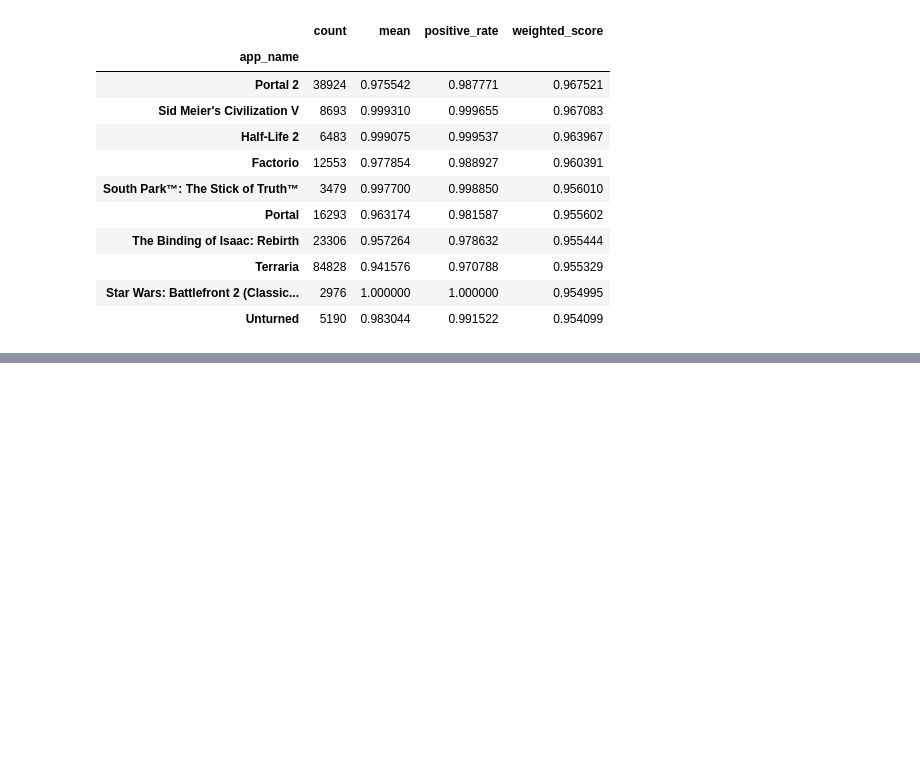
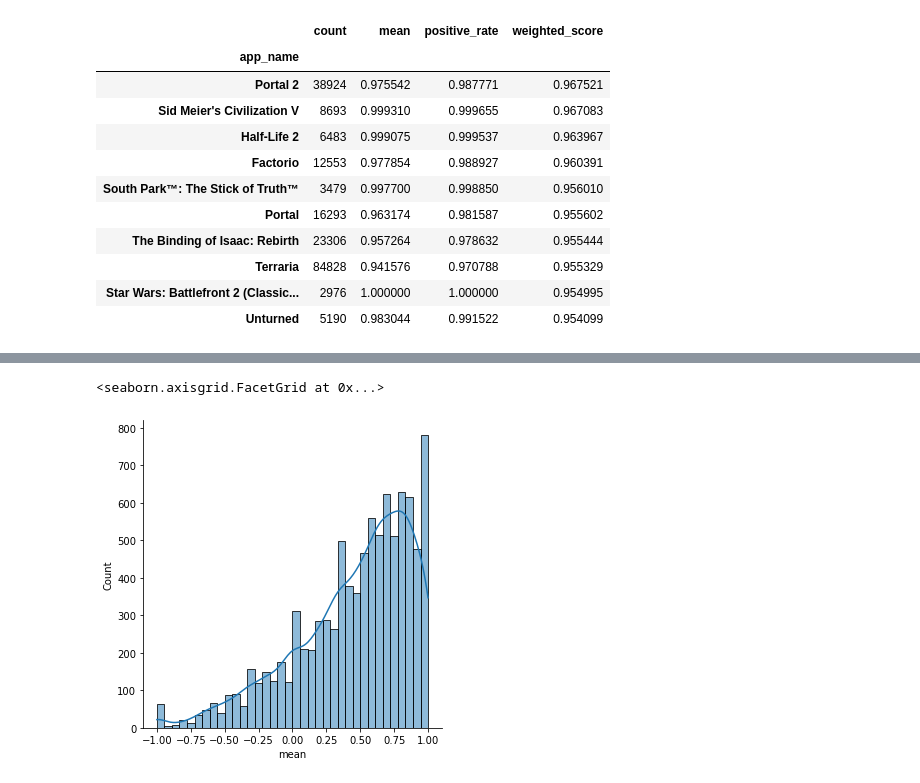
Before and after one commit to darrenchay/game_recommender, a Jupyter notebook: 1_weighted_score.ipynb, the cells around one changed output, grey strips where cells are left out. Cells and saved outputs as stored; diff of their text form; code cells hidden in the pictures; blank space fills up the shorter version.

```diff
--- a/1_weighted_score.ipynb
+++ b/1_weighted_score.ipynb
@@ -107,0 +120,5 @@ reviews_by_group.sort_values('weighted_score',ascending=False)[:10]
+# %%
+sns.displot(reviews_by_group['mean'], kde=True)
+# %% [output]
+<seaborn.axisgrid.FacetGrid at 0x...>
+[figure, added]
```
Also changed, not shown: parts of 8 cells of this notebook, 2 other files.
